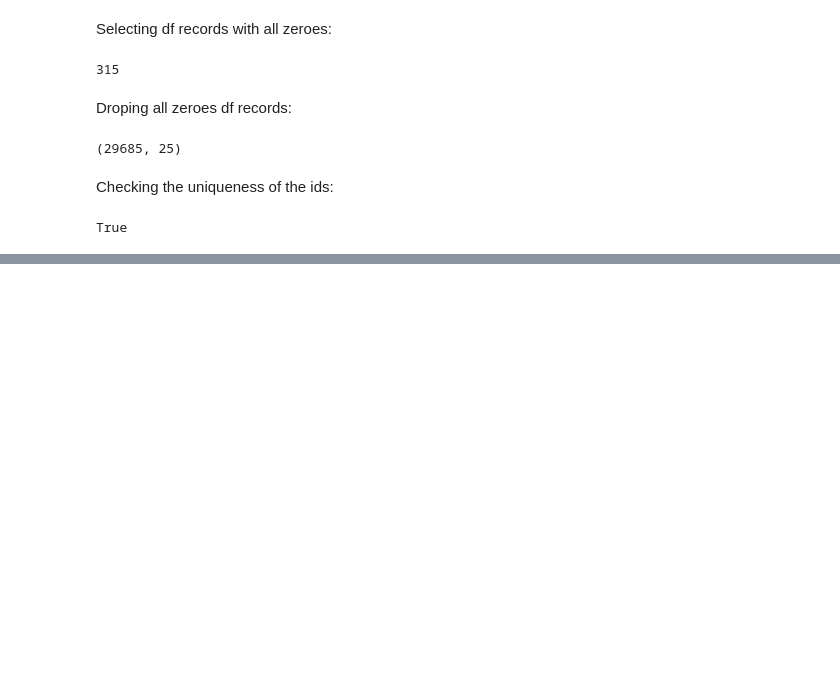
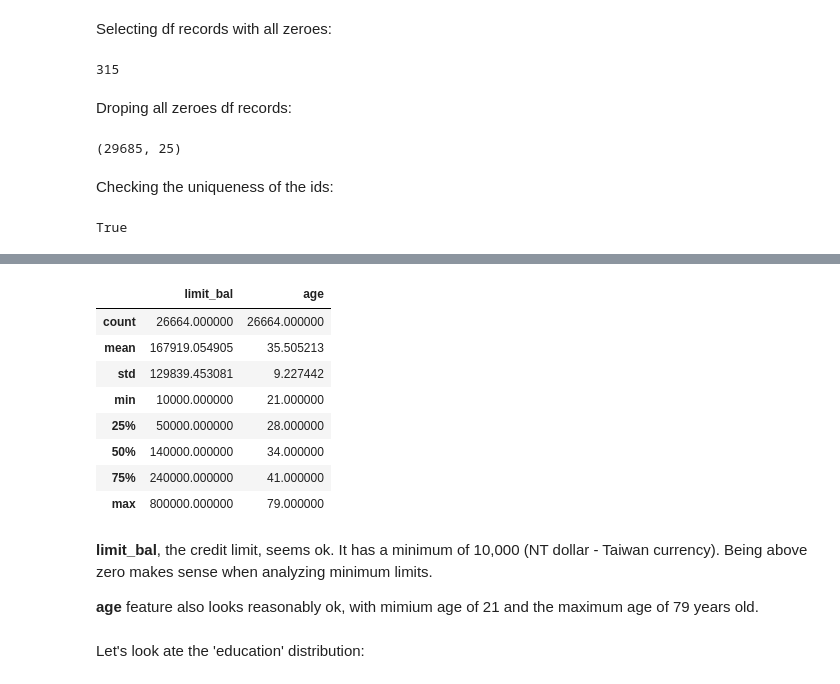
Before and after one commit to jeantardelli/data-science, a Jupyter notebook: loading-and-examining-data.ipynb, the cells around one changed output, grey strips where cells are left out. Cells and saved outputs as stored; diff of their text form; code cells hidden in the pictures; blank space fills up the shorter version.

```diff
--- a/loading-and-examining-data.ipynb
+++ b/loading-and-examining-data.ipynb
@@ -156,0 +316,18 @@ True
+# %%
+df_clean[['limit_bal', 'age']].describe()
+# %% [output]
+|  | limit_bal | age |
+| count | 26664.000000 | 26664.000000 |
+| mean | 167919.054905 | 35.505213 |
+| std | 129839.453081 | 9.227442 |
+| min | 10000.000000 | 21.000000 |
+| 25% | 50000.000000 | 28.000000 |
+| 50% | 140000.000000 | 34.000000 |
+| 75% | 240000.000000 | 41.000000 |
+| max | 800000.000000 | 79.000000 |
+# %% [markdown]
+**limit_bal**, the credit limit, seems ok. It has a minimum of 10,000 (NT dollar - Taiwan currency). Being above zero makes sense when analyzing minimum limits.
+
+**age** feature also looks reasonably ok, with mimium age of 21 and the maximum age of 79 years old.
+# %% [markdown]
+Let's look ate the 'education' distribution:
```
Also changed, not shown: parts of 30 cells of this notebook.
